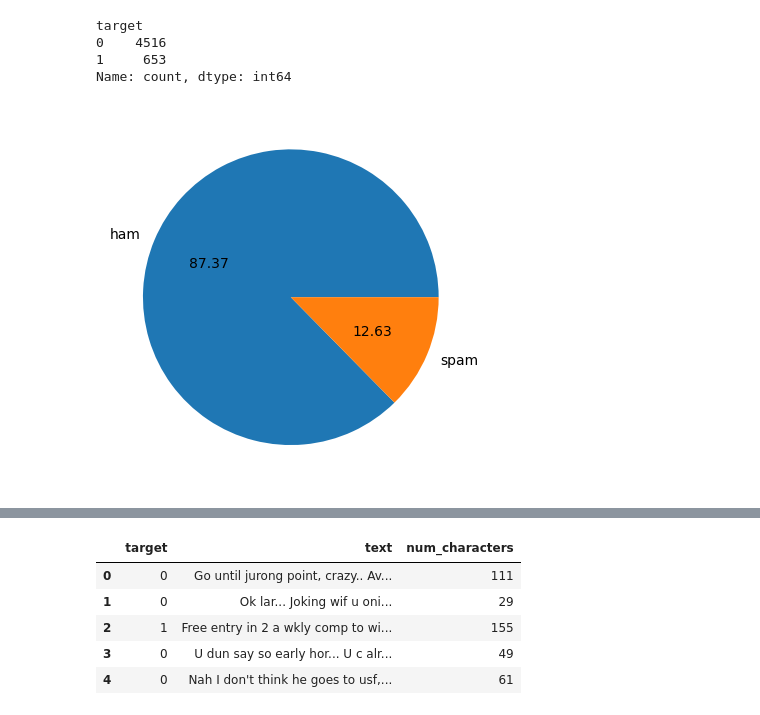
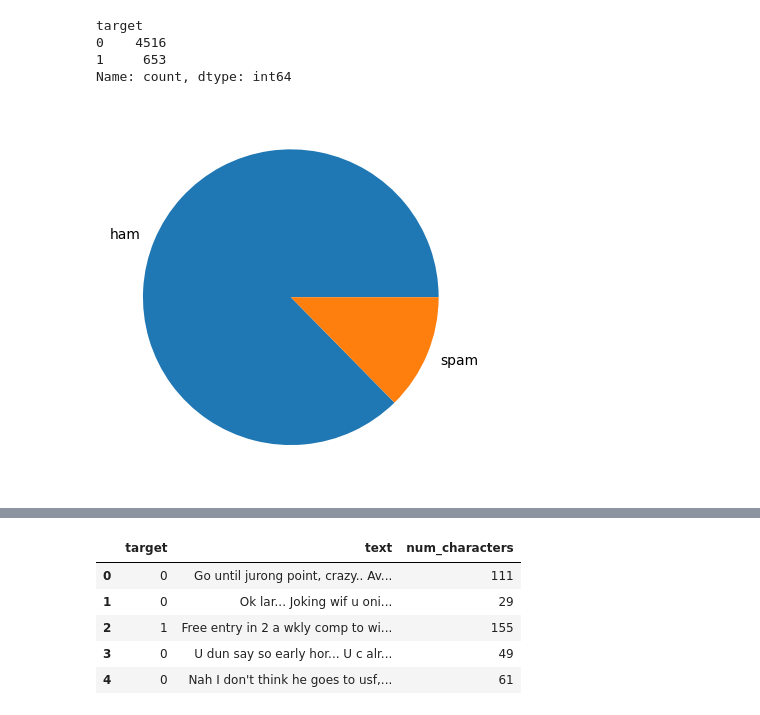
Before and after one commit to srijan008/SMS-MAIL-CLASSIFIER, a Jupyter notebook: sms-spam-detection.ipynb, the cells around one changed output, grey strips where cells are left out. Cells and saved outputs as stored; diff of their text form; code cells hidden in the pictures.

```diff
--- a/sms-spam-detection.ipynb
+++ b/sms-spam-detection.ipynb
@@ -122,10 +110,10 @@ target
 Name: count, dtype: int64
 # %%
 import matplotlib.pyplot as plt
-plt.pie(df['target'].value_counts(), labels=['ham','spam'],autopct="%0.2f")
+plt.pie(df['target'].value_counts(), labels=['ham','spam'])
 plt.show()
 # %% [output]
-[figure, old version]
+[figure, new version]
 # %%
 # Data is imbalanced
 # %%
```
Also changed, not shown: parts of 34 cells of this notebook, 9 other files.
